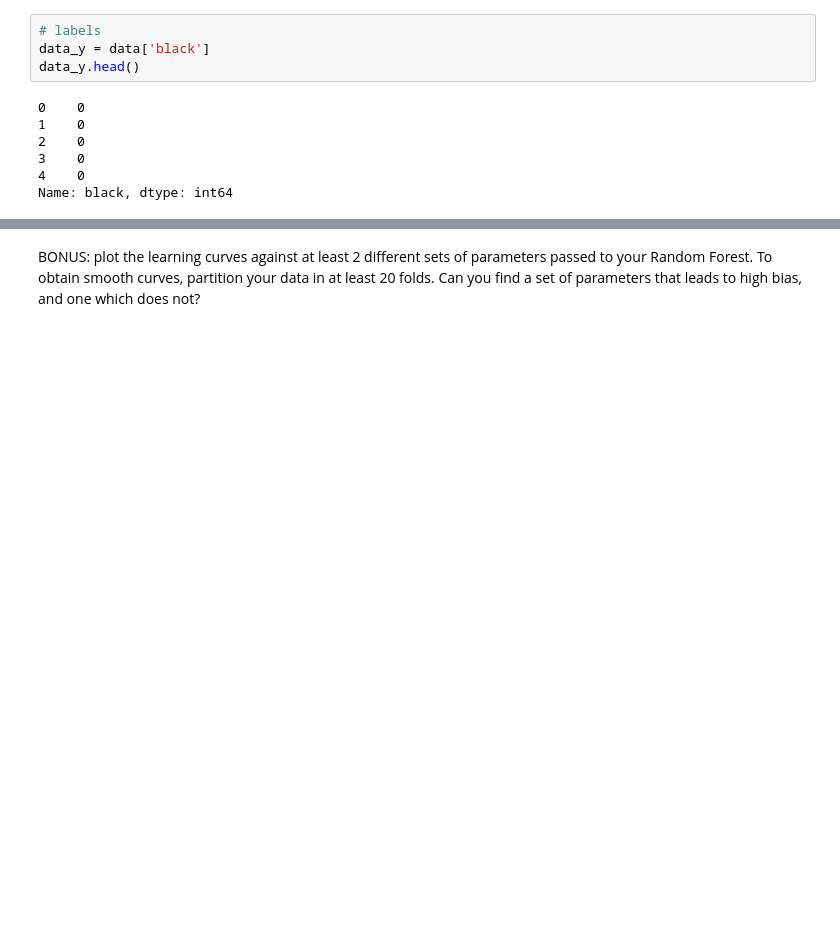
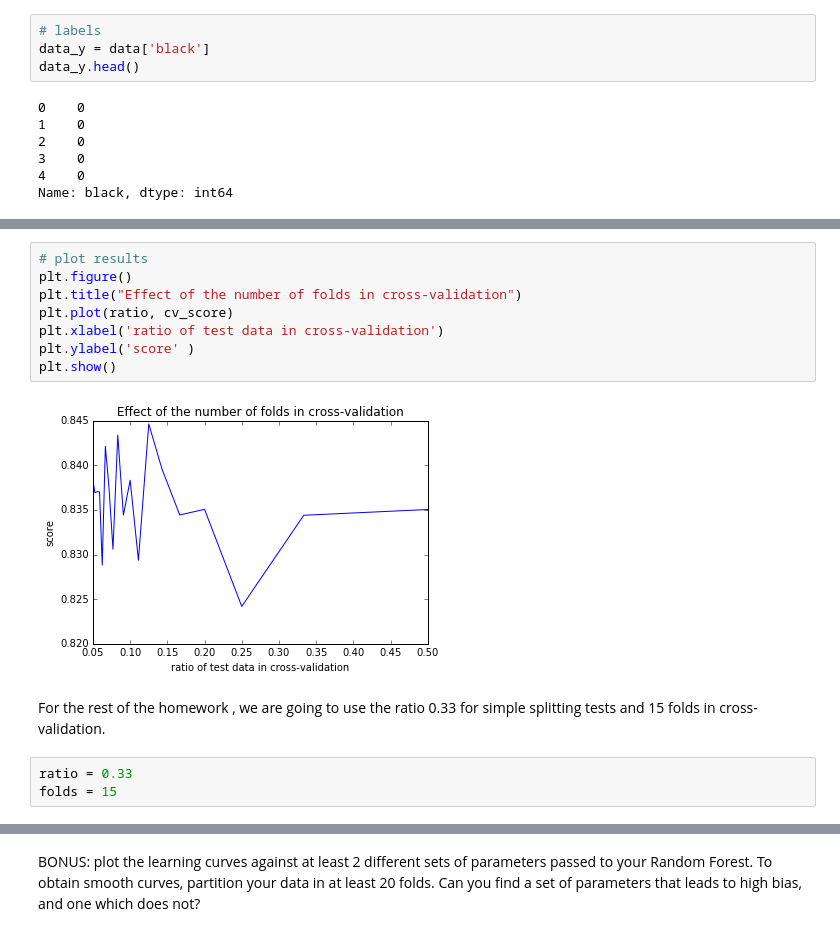
Before and after one commit to amirsh/ada-ana, a Jupyter notebook: HW4-notebooks/Exercice1.ipynb, the cells around one changed output, grey strips where cells are left out. Saved outputs shown, nothing was run; the diff lists cells and outputs as text; blank space fills up the shorter version.

```diff
--- a/HW4-notebooks/Exercice1.ipynb
+++ b/HW4-notebooks/Exercice1.ipynb
@@ -495,0 +235,15 @@ Feature ranking:
+# %%
+# plot results
+plt.figure()
+plt.title("Effect of the number of folds in cross-validation")
+plt.plot(ratio, cv_score)
+plt.xlabel('ratio of test data in cross-validation')
+plt.ylabel('score' )
+plt.show()
+# %% [output]
+[figure, added]
+# %% [markdown]
+For the rest of the homework , we are going to use the ratio 0.33 for simple splitting tests and 15 folds in cross-validation.
+# %%
+ratio = 0.33
+folds = 15
```
Also changed, not shown: parts of 84 cells of this notebook.
